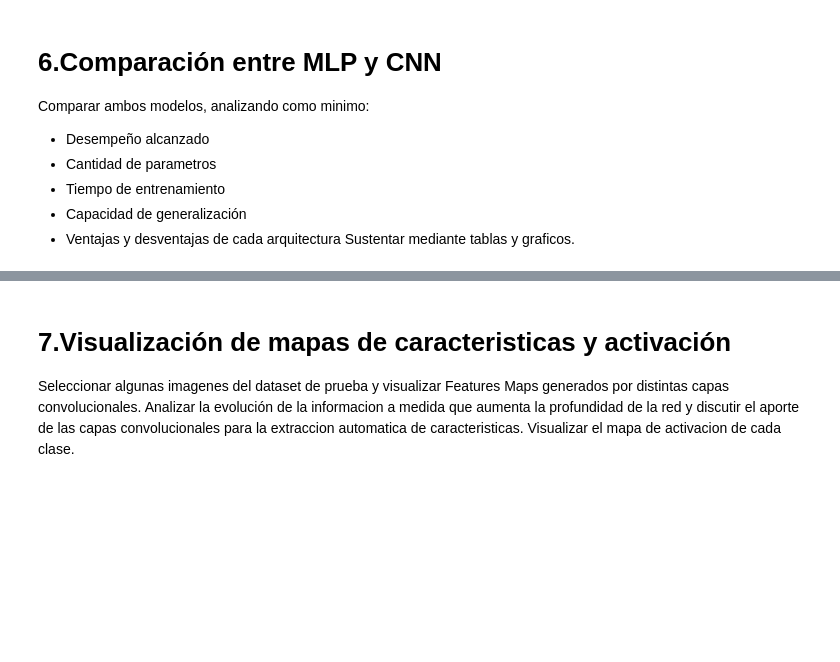
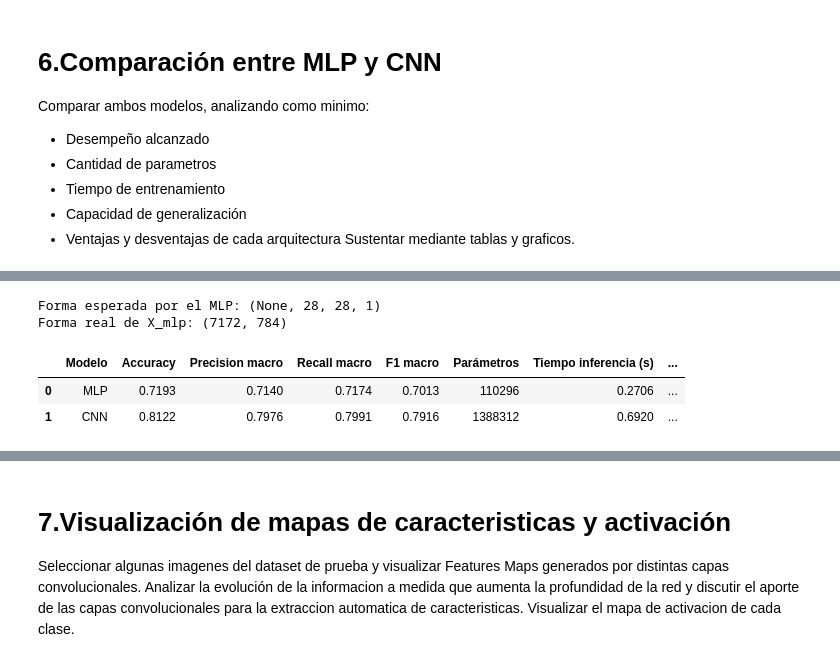
Before and after one commit to rodrigo0187/Cnn_Sign_Language, a Jupyter notebook: notebooks/CNN_sign.ipynb, the cells around one changed output, grey strips where cells are left out. Drawn from its saved outputs; the diff is of its cells as text; code cells hidden in the pictures; blank space fills up the shorter version.

```diff
--- a/notebooks/CNN_sign.ipynb
+++ b/notebooks/CNN_sign.ipynb
@@ -725,0 +790,55 @@ Sustentar mediante tablas y graficos.
+# %%
+print("Forma esperada por el MLP:", mlp.input_shape)
+print("Forma real de X_mlp:", X_mlp.shape)
+# %% [output]
+Forma esperada por el MLP: (None, 28, 28, 1)
+Forma real de X_mlp: (7172, 784)
+# %%
+# Mismo conjunto de prueba para ambas redes
+X_cnn = np.asarray(x_test, dtype=np.float32)
+y_test = np.asarray(label_test, dtype=np.int64)
+
+# Convertir las imágenes a vectores de 784 píxeles para el MLP
+X_mlp = np.expand_dims(X_cnn, axis=-1)
+
+# Predicciones y tiempo de inferencia del MLP
+inicio = time.perf_counter()
+prob_mlp = mlp.predict(X_mlp, verbose=0)
+tiempo_mlp = time.perf_counter() - inicio
+pred_mlp = np.argmax(prob_mlp, axis=1)
+
+# Predicciones y tiempo de inferencia de la CNN
+inicio = time.perf_counter()
+prob_cnn = cnn.predict(X_cnn, verbose=0)
+tiempo_cnn = time.perf_counter() - inicio
+pred_cnn = np.argmax(prob_cnn, axis=1)
+
+# Métricas de evaluación
+def evaluar_modelo(nombre, y_real, y_pred, modelo, tiempo):
+    return {
+        "Modelo": nombre,
+        "Accuracy": accuracy_score(y_real, y_pred),
+        "Precision macro": precision_score(
+            y_real, y_pred, average="macro", zero_division=0
+        ),
+        "Recall macro": recall_score(
+            y_real, y_pred, average="macro", zero_division=0
+        ),
+        "F1 macro": f1_score(
+            y_real, y_pred, average="macro", zero_division=0
+        ),
+        "Parámetros": modelo.count_params(),
+        "Tiempo inferencia (s)": tiempo,
+        "Tiempo por imagen (ms)": tiempo / len(y_real) * 1000
+    }
+
+resultados = pd.DataFrame([
+    evaluar_modelo("MLP", y_test, pred_mlp, mlp, tiempo_mlp),
+    evaluar_modelo("CNN", y_test, pred_cnn, cnn, tiempo_cnn)
+])
+
+display(resultados.round(4))
+# %% [output]
+|  | Modelo | Accuracy | Precision macro | Recall macro | F1 macro | Parámetros | Tiempo inferencia (s) | ... |
+| 0 | MLP | 0.7193 | 0.7140 | 0.7174 | 0.7013 | 110296 | 0.2706 | ... |
+| 1 | CNN | 0.8122 | 0.7976 | 0.7991 | 0.7916 | 1388312 | 0.6920 | ... |
```
Also changed, not shown: parts of 18 cells of this notebook, 2 other files.
